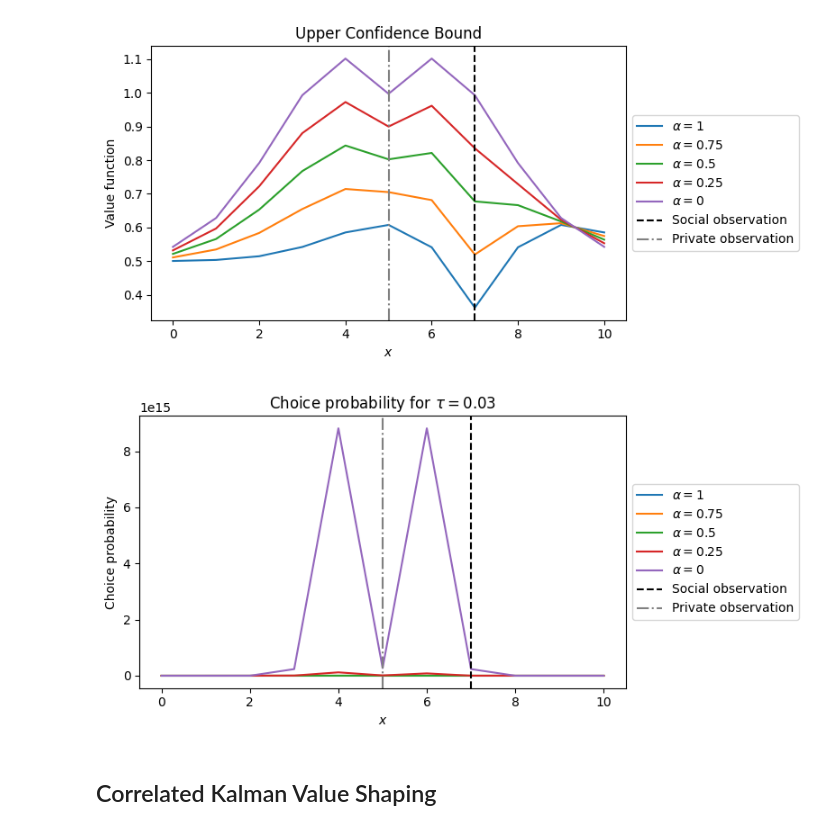
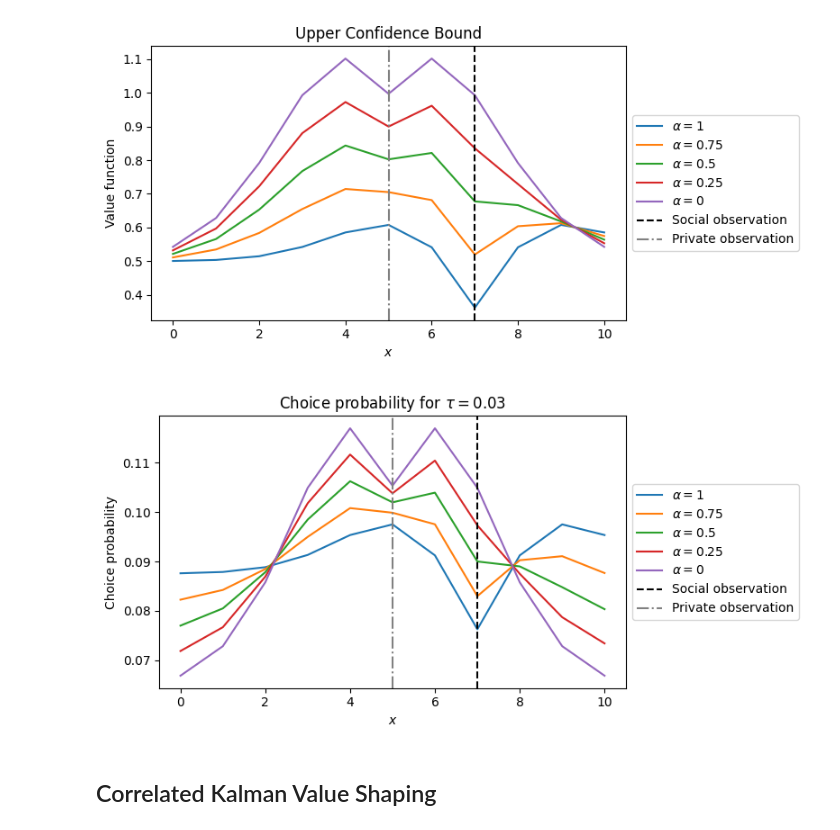
Before and after one commit to vagechirkov/Spatial-MAB-ABM, a Jupyter notebook: abm/models_illustrations.ipynb, the cells around one changed output. Cells and saved outputs as stored; diff of their text form; code cells hidden in the pictures.

```diff
--- a/abm/models_illustrations.ipynb
+++ b/abm/models_illustrations.ipynb
@@ -40,7 +40,7 @@ social_observations_X = 7
 social_observations_y = rewards_2[social_observations_X]
 
 private_observations_X = 5
-private_observations_y = rewards_1[priveate_observations_X]
+private_observations_y = rewards_1[private_observations_X]
 
 ax.axvline(social_observations_X, color="k", linestyle="--", linewidth=1.5, label="Social observation")
 ax.axvline(private_observations_X, color="gray", linestyle="-.", linewidth=1.5, label="Private observation")
@@ -118,7 +118,8 @@ plt.show()
 fig, ax = plt.subplots(figsize=(8, 4))
 
 for i, s_n in enumerate(soc_noise_mult):
-    prob = np.exp(np.log(sg_preditions[i]) / 0.03)
+    prob = sg_preditions[i]
+    prob /= prob.sum()
     # prob /= prob.max()
     ax.plot(X, prob, label=fr"$\epsilon_{{social}}={s_n}*\epsilon_{{private}}$")
 
@@ -193,8 +194,9 @@ plt.show()
 fig, ax = plt.subplots(figsize=(8, 4))
 
 for i, rho in enumerate(rhos[::-1]):
-    prob = np.exp(np.log(icm_preditions[i]) / 0.03)
+    prob = icm_preditions[i]
     # prob /= prob.max()
+    prob /= prob.sum()
     ax.plot(X, prob, label=fr"$\rho={rho}$")
 
 
@@ -270,31 +272,32 @@ plt.show()
 # %%
 fig, ax = plt.subplots(figsize=(8, 4))
 
 for i, alpha in enumerate(alphas[::-1]):
-    prob = np.exp(np.log(value_shaping_preditions[i]) / 0.03)
+    prob = value_shaping_preditions[i]
     # prob /= prob.max()
+    prob /= prob.sum()
     ax.plot(X, prob, label=fr"$\alpha={alpha}$")
 
 
 ax.axvline(social_observations_X, color="k", linestyle="--",
            linewidth=1.5, label="Social observation")
 ax.axvline(private_observations_X, color="gray", linestyle="-.",
            linewidth=1.5, label="Private observation")
 
 ax.set_xlabel("$x$")
 ax.set_ylabel("Choice probability")
 ax.set_title(r"Choice probability for $\tau=0.03$")
 
 ax.legend(
     loc="center left",
     bbox_to_anchor=(1, 0.5),
     frameon=True
 )
 
 plt.tight_layout()
 plt.show()
 # %% [output]
-[figure, old version]
+[figure, new version]
 # %% [markdown]
 ## Correlated Kalman Value Shaping
 # %%
```
Also changed, not shown: parts of 3 cells of this notebook.
